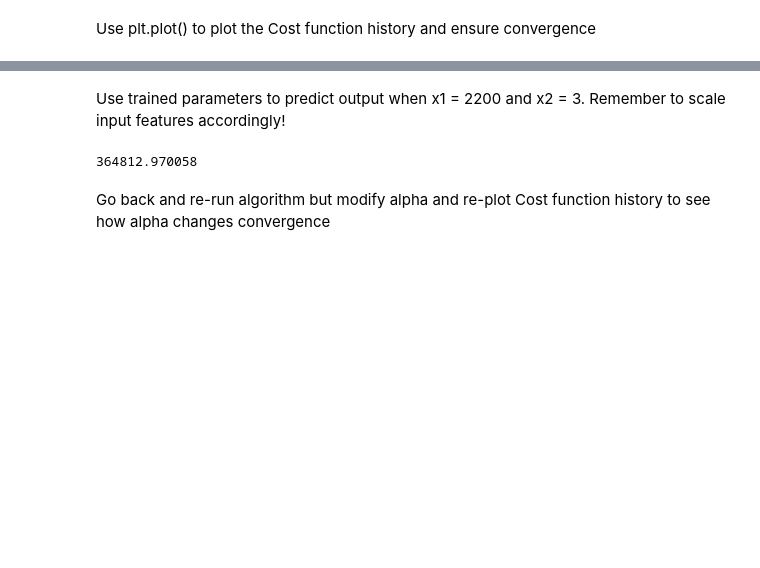
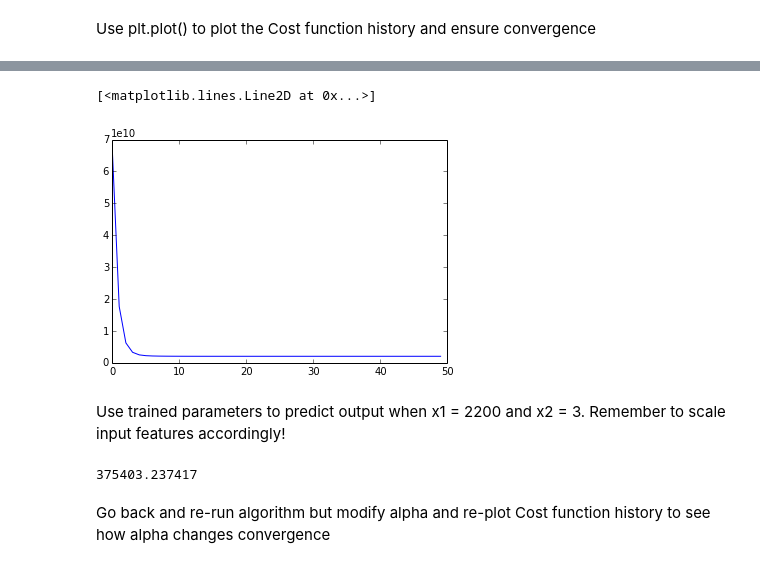
Before and after one commit to kenfujii/training-ASI, a Jupyter notebook: Machine Learning/Exercises/Linear Regression with Multiple Features.ipynb, the cells around one changed output, grey strips where cells are left out. Drawn from its saved outputs; the diff is of its cells as text; code cells hidden in the pictures; blank space fills up the shorter version.

```diff
--- a/Machine Learning/Exercises/Linear Regression with Multiple Features.ipynb
+++ b/Machine Learning/Exercises/Linear Regression with Multiple Features.ipynb
@@ -77,14 +75,14 @@ $$g_j = \frac{1}{m} \sum_{i=1}^m (y_{pred}^i - y_{obs}^i).x^i_j$$
 Which takes both predicted and observed values, and a feature vector (x).
 # %%
 def g(y_obs,y_pred,x):
-    g = #TYPE HERE#
+    g = np.sum((y_pred - y_obs)*x)/float(np.size(y_obs))
     return g
 # %% [markdown]
 Define cost function:
 $$C = \frac{1}{2m} \sum_{i=1}^m (y_{obs}^i - y_{pred}^i)^2$$
 # %%
 def CostFunction(y_obs,y_pred):
-    cost = #TYPE HERE#
+    cost = np.sum((y_pred - y_obs)**2)/float(2*np.size(y_obs))
     return cost
 # %% [markdown]
 Finish gradient descent algorithm where:
@@ -102,12 +100,12 @@ def GradDescent(theta_0,theta_1,theta_2,alpha,num_iters):
 
     for i in np.arange(num_iters):
         #Calculate prediction for parameter values
-        df.Ypredicted = #TYPE HERE#
+        df.Ypredicted = LinFunc(df.X1_scaled, df.X2_scaled, theta_0, theta_1, theta_2)
 
         #Update parameters
-        theta_0 = #TYPE HERE#
-        theta_1 = #TYPE HERE#
-        theta_2 = #TYPE HERE#
+        theta_0 = theta_0 - alpha*g(df.Y,df.Ypredicted, 1)
+        theta_1 = theta_1 - alpha*g(df.Y,df.Ypredicted,df.X1_scaled)
+        theta_2 = theta_2 - alpha*g(df.Y,df.Ypredicted,df.X2_scaled)
 
         C_history.append([CostFunction(df.Y,df.Ypredicted)])
 
@@ -117,10 +115,10 @@ def GradDescent(theta_0,theta_1,theta_2,alpha,num_iters):
 # %% [markdown]
 Set initial guess for all three parameters and alpha value, then run Gradient Descent algorithm
 # %%
-theta_0_guess = #TYPE HERE#
-theta_1_guess = #TYPE HERE#
-theta_2_guess = #TYPE HERE#
-alpha = 0.1
+theta_0_guess = 100
+theta_1_guess = -0.9
+theta_2_guess = 0
+alpha = 0.5
 num_iters = 50
 
 theta_0, theta_1, theta_2, C_history = GradDescent(theta_0_guess,theta_1_guess,theta_2_guess,alpha,num_iters)
@@ -136,14 +129,19 @@ Use plt.plot() to plot the Cost function history and ensure convergence
+# %%
+plt.plot(C_history)
+# %% [output]
+[<matplotlib.lines.Line2D at 0x...>]
+[figure, added]
 # %% [markdown]
 Use trained parameters to predict output when x1 = 2200 and x2 = 3.
 Remember to scale input features accordingly!
-# %%
-x1_test = #TYPE HERE#
-x2_test = #TYPE HERE#
-
-Ypred = LinFunc(#TYPE HERE#)
-print Ypred
-# %% [output]
-364812.970058
+# %%
+x1_test = (2200-X1_mu)/X1_std
+x2_test = (3-X2_mu)/X2_std
+
+Ypred = LinFunc(x1_test, x2_test, theta_0, theta_1, theta_2)
+print Ypred
+# %% [output]
+375403.237417
 # %% [markdown]
 Go back and re-run algorithm but modify alpha and re-plot Cost function history to see how alpha changes convergence
 # %% [markdown]
```
Also changed, not shown: parts of 25 cells of this notebook, 1 other file.
